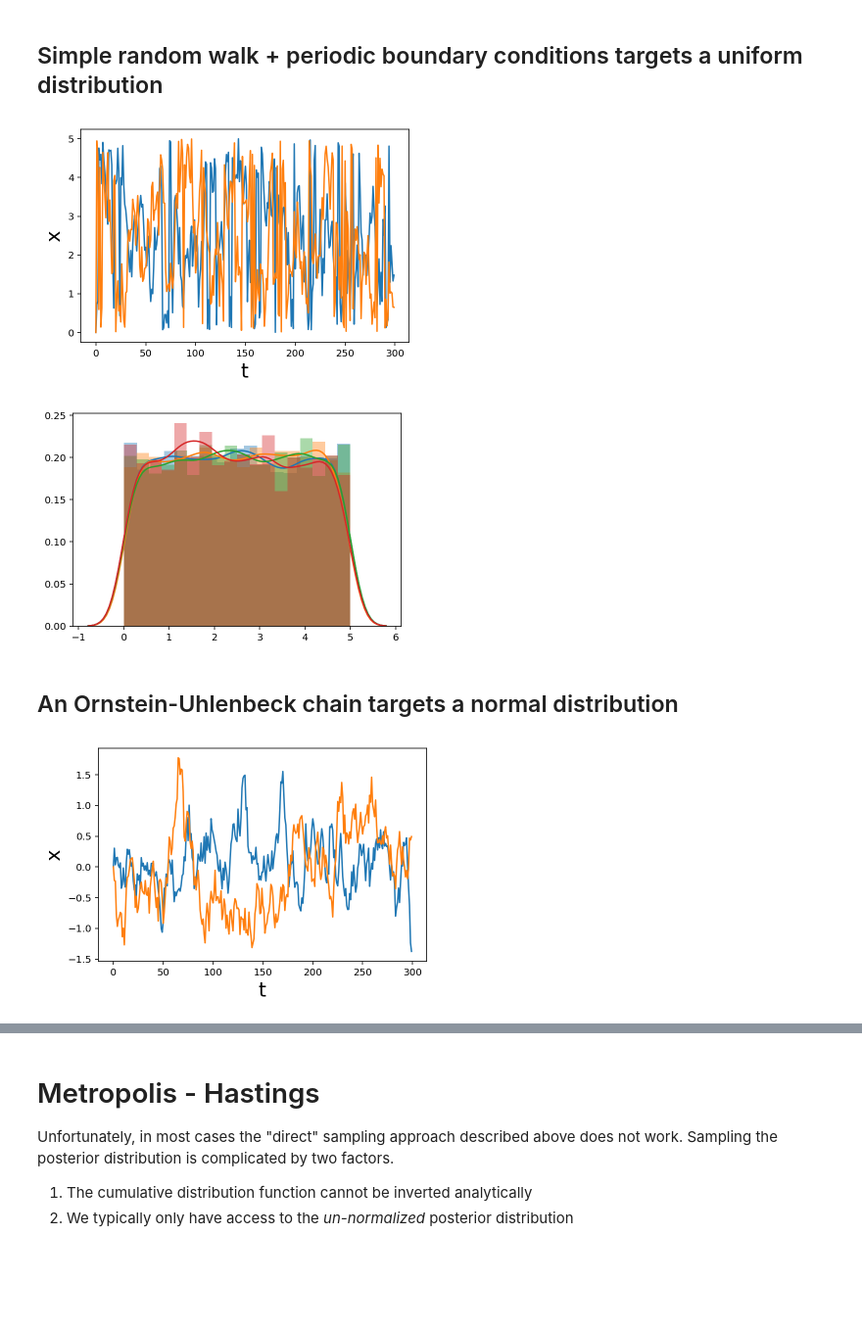
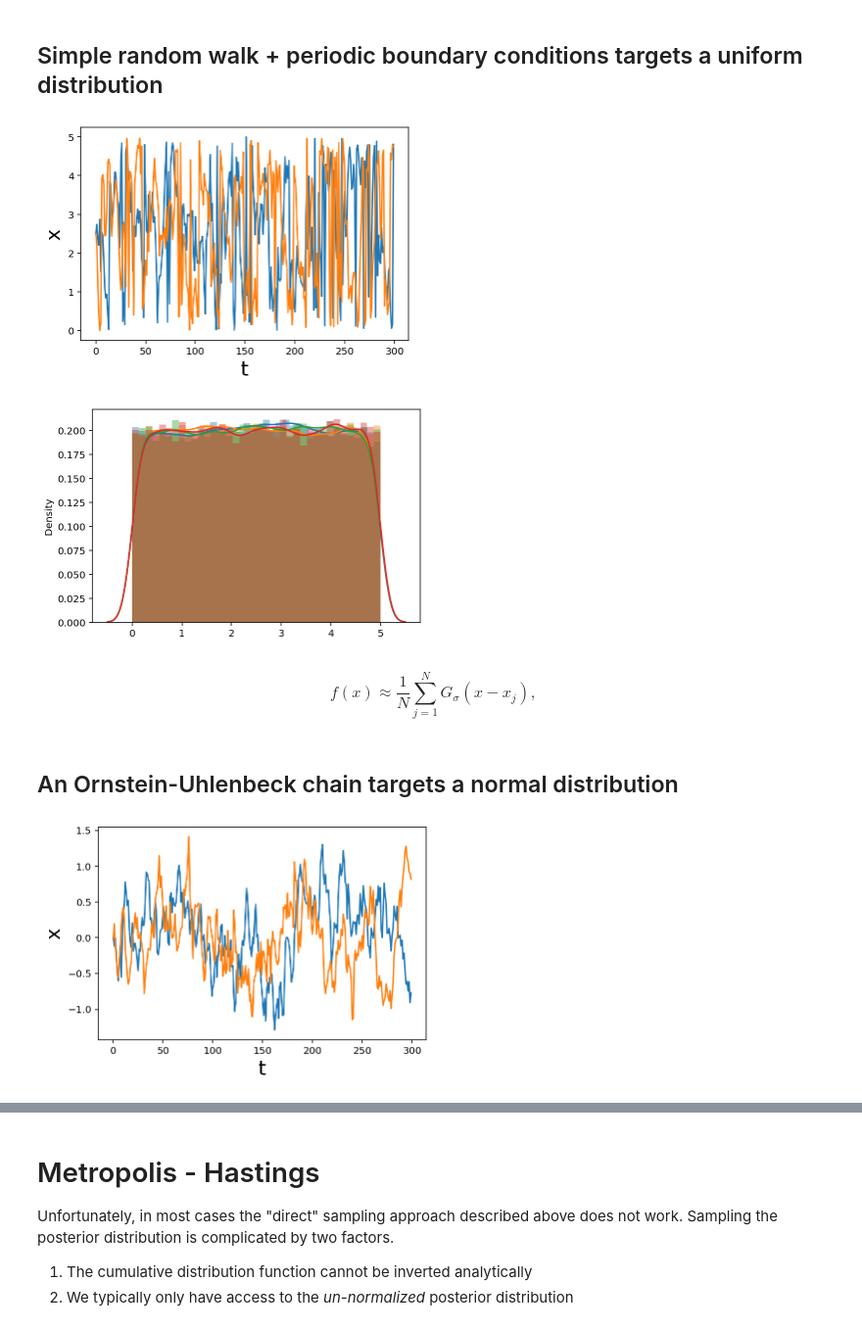
Before and after one commit to newby-jay/MATH509-Fall2022-JupyterNotebooks, a Jupyter notebook: Week 8.ipynb, the cells around one changed output, grey strips where cells are left out. Shown: that part at 98% size. Cells and saved outputs as stored; diff of their text form; code cells hidden in the pictures; blank space fills up the shorter version.

```diff
--- a/Week 8.ipynb
+++ b/Week 8.ipynb
@@ -252,41 +240,41 @@ sns.distplot(x[:, -1]);
 ## Simple random walk + periodic boundary conditions targets a uniform distribution
 # %%
 Nsteps = 300
-Nchains = 5000
+Nchains = 50000
 sigma = 3./4.
-x0 = 0.
+x0 = 2.5
 
 x = zeros([Nchains, Nsteps])
 x[:, 0] = x0
 
 for t in arange(1, Nsteps):
     xt = normal(x[:, t-1], sigma)
-    xt[xt > 5] -= 5
-    xt[xt < 0] += 5
+    xt[xt < 0] = 5. + xt[xt < 0]
+    xt[xt > 5.] = xt[xt > 5.] - 5.
     x[:, t] = xt
 
 plot(x[0, :]); # first chain
 plot(x[1, :]); # second chain
 xlabel('t', fontsize=20)
 ylabel('x', fontsize=20);
 # %% [output]
-[figure, old version]
+[figure, new version]
 # %%
 sns.distplot(x[:, 10])
 sns.distplot(x[:, 50])
 sns.distplot(x[:, 100]);
 sns.distplot(x[:, 299]);
 # %% [output]
-[figure, old version]
+[figure, new version]
+# %% [markdown]
+$$ f(x) \approx \frac{1}{N}\sum_{j=1}^N G_{\sigma}(x - x_j),$$
 # %% [markdown]
 ## An Ornstein-Uhlenbeck chain targets a normal distribution
 # %%
 Nsteps = 300
 Nchains = 5000
 sigma = 3./4.
-dt = 0.1
-
-
+p = 0.1
 
 x0 = 0.
 
@@ -294,15 +282,14 @@ x = zeros([Nchains, Nsteps])
 x[:, 0] = x0
 
 for t in arange(1, Nsteps):
-    xt = normal((1 - dt)*x[:, t-1], sqrt(dt)*sigma)
-    x[:, t] = xt
+    x[:, t] = normal((1-p)*x[:, t-1], sqrt(p)*sigma)
 
 plot(x[0, :]); # first chain
 plot(x[1, :]); # second chain
 xlabel('t', fontsize=20)
 ylabel('x', fontsize=20);
 # %% [output]
-[figure, old version]
+[figure, new version]
 # %%
 sns.distplot(x[:, 10])
 sns.distplot(x[:, 50])
```
Also changed, not shown: parts of 22 cells of this notebook, 1 other file.
